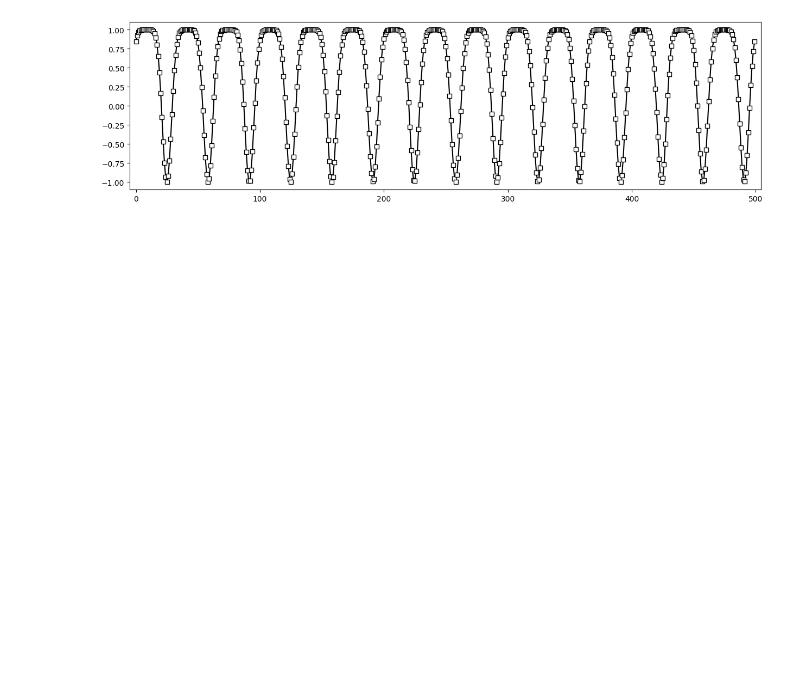
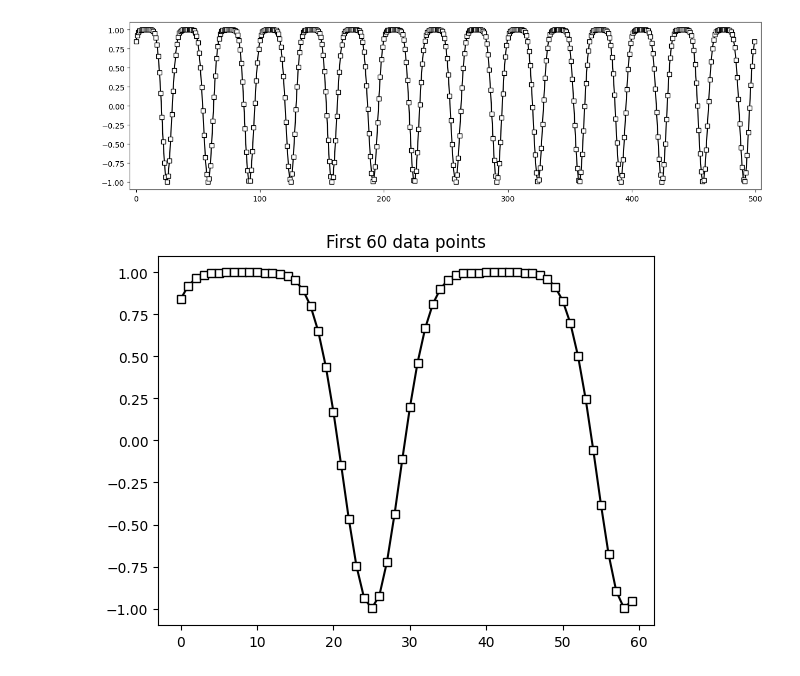
Before and after one commit to elmoghany/DL-LSTM-PyTorch-Sine-Wave-Extrapolation, a Jupyter notebook: DL-LSTM-PyTorch-Sine-Wave-Extrapolation.ipynb, the cells around one changed output. Saved outputs shown, nothing was run; the diff lists cells and outputs as text; code cells hidden in the pictures; blank space fills up the shorter version.

```diff
--- a/DL-LSTM-PyTorch-Sine-Wave-Extrapolation.ipynb
+++ b/DL-LSTM-PyTorch-Sine-Wave-Extrapolation.ipynb
@@ -72,7 +72,14 @@ def createTheNet(printtoggle, input_size, num_hidden, num_layers, bias, batchsiz
 input_size = 1  # channels/features of data
 num_hidden = 16 # breadth of model (number of hidden layers)
 num_layers = 2  # depth of model   (number of stacks of hidden layers)
-seqlength  = 5  # num of data points used for learning in each segment
+seqlength  = 60  # num of data points used for learning in each segment
 batchsize  = 1  # number of batches of seqlength
 bias = True
 #N = 50          # number of data units
+# %%
+# is seqlength enough data?
+plt.plot(data[:seqlength], 'ks-', markerfacecolor='w')
+plt.title(f'First {seqlength} data points')
+plt.show()
+# %% [output]
+[figure, added]
```
Also changed, not shown: parts of 2 cells of this notebook.
